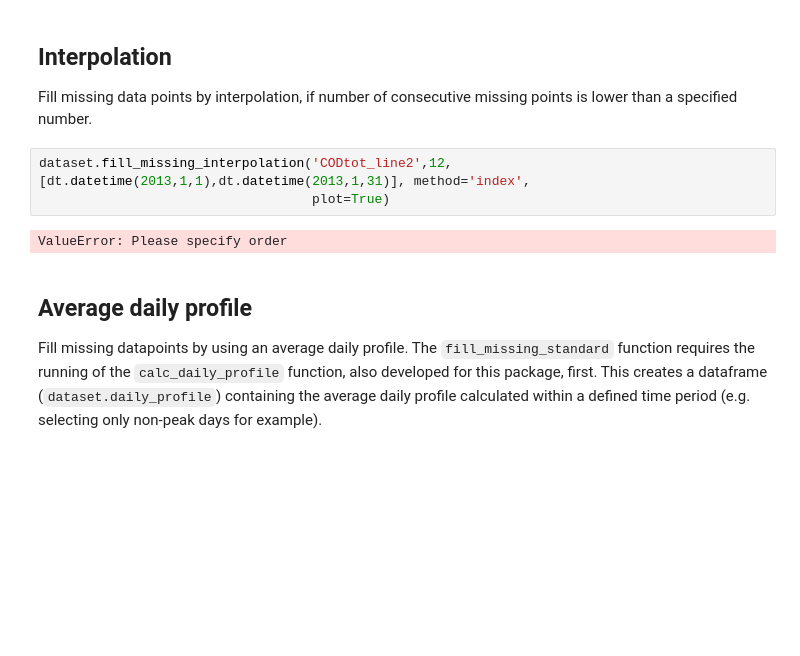
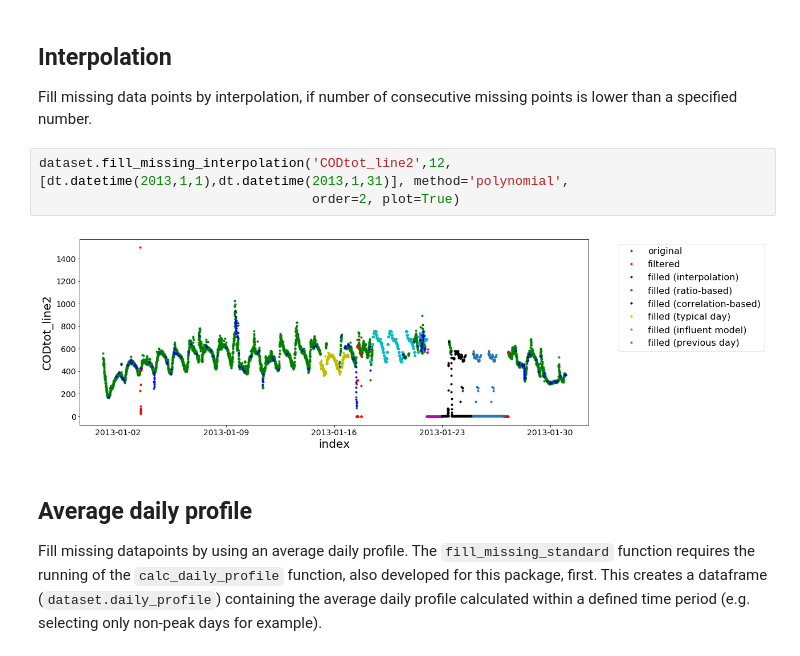
Before and after one commit to UGentBiomath/wwdata, a Jupyter notebook: Showcase_OnlineSensorBased.ipynb, the cells around one changed output. Saved outputs shown, nothing was run; the diff lists cells and outputs as text; blank space fills up the shorter version.

```diff
--- a/Showcase_OnlineSensorBased.ipynb
+++ b/Showcase_OnlineSensorBased.ipynb
@@ -204,10 +204,10 @@ When using the plotting argument to plot the analysed data, the user will see a
 ## Interpolation
 Fill missing data points by interpolation, if number of consecutive missing points is lower than a specified number.
 # %%
-dataset.fill_missing_interpolation('CODtot_line2',12,[dt.datetime(2013,1,1),dt.datetime(2013,1,31)], method='index',
-                                   plot=True)
+dataset.fill_missing_interpolation('CODtot_line2',12,[dt.datetime(2013,1,1),dt.datetime(2013,1,31)], method='polynomial',
+                                   order=2, plot=True)
 # %% [output]
-ValueError: Please specify order
+[figure, added]
 # %% [markdown]
 ## Average daily profile
 Fill missing datapoints by using an average daily profile. The ``fill_missing_standard`` function requires the running of the ``calc_daily_profile`` function, also developed for this package, first. This creates a dataframe (``dataset.daily_profile``) containing the average daily profile calculated within a defined time period (e.g. selecting only non-peak days for example).
```
Also changed, not shown: parts of 6 cells of this notebook, 1 other file.
